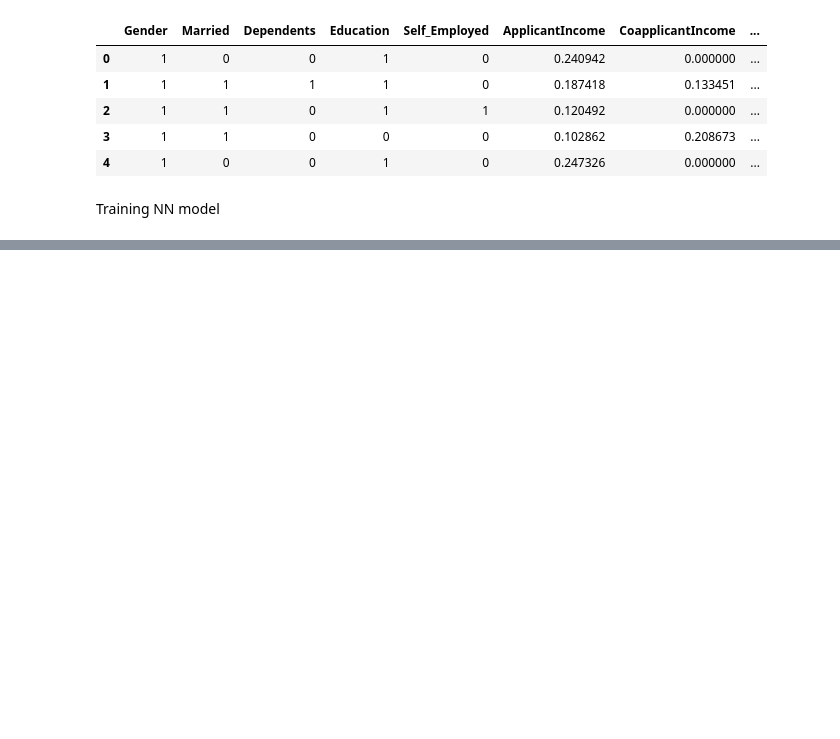
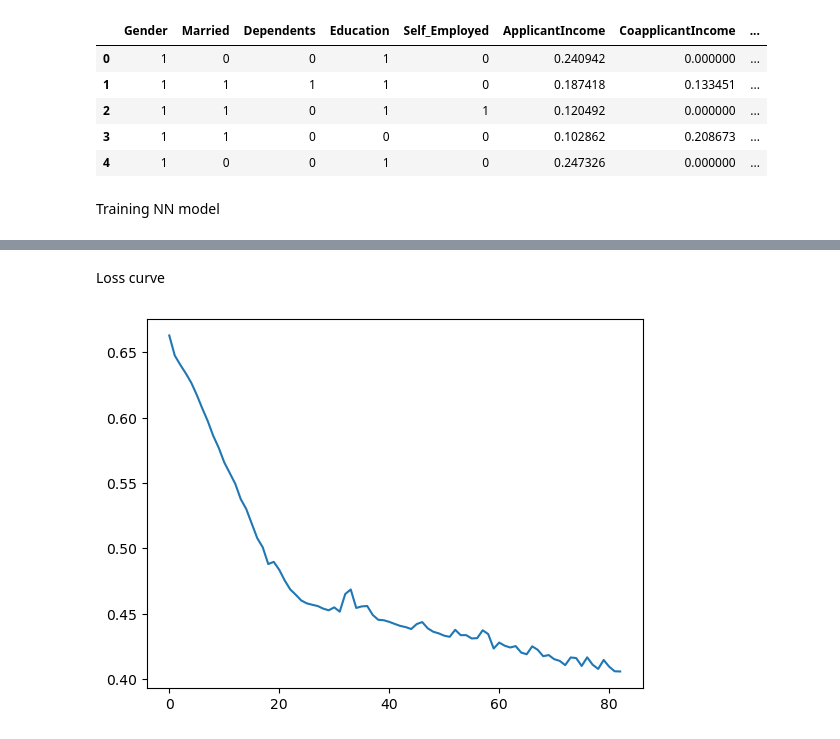
Before and after one commit to MonaTaghavi/dm-ann, a Jupyter notebook: notebooks/11nn-loan-model.ipynb, the cells around one changed output, grey strips where cells are left out. Drawn from its saved outputs; the diff is of its cells as text; code cells hidden in the pictures; blank space fills up the shorter version.

Commit message:
Loan NN model is finilized.

```diff
--- a/notebooks/11nn-loan-model.ipynb
+++ b/notebooks/11nn-loan-model.ipynb
@@ -93,3 +97,9 @@ df.head()
 | 4 | 1 | 0 | 0 | 1 | 0 | 0.247326 | 0.000000 | ... |
 # %% [markdown]
 Training NN model
+# %%
+#Split the data to train and test
+x = df.drop(columns=["Loan_Status"])
+y = df["Loan_Status"]
+
+x_train,x_test, y_train, y_test = train_test_split(x, y, test_size = 0.2, random_state = 42)
@@ -95,0 +145,6 @@ Training NN model
+# %%
+#Load MLPClassifier
+model = MLPClassifier(hidden_layer_sizes=(80,60,30,20), random_state=42, max_iter=2000,
+                      early_stopping=True, verbose=True, n_iter_no_change=50, solver='adam', tol=0.00001)
+# %%
+model.fit(x_train, y_train)
@@ -95,0 +172,8 @@ Training NN model
+# %% [markdown]
+Loss curve
+# %%
+loss_curve = model.loss_curve_
+plt.plot(loss_curve)
+plt.show()
+# %% [output]
+[figure, added]
```
Also changed, not shown: parts of 20 cells of this notebook.
